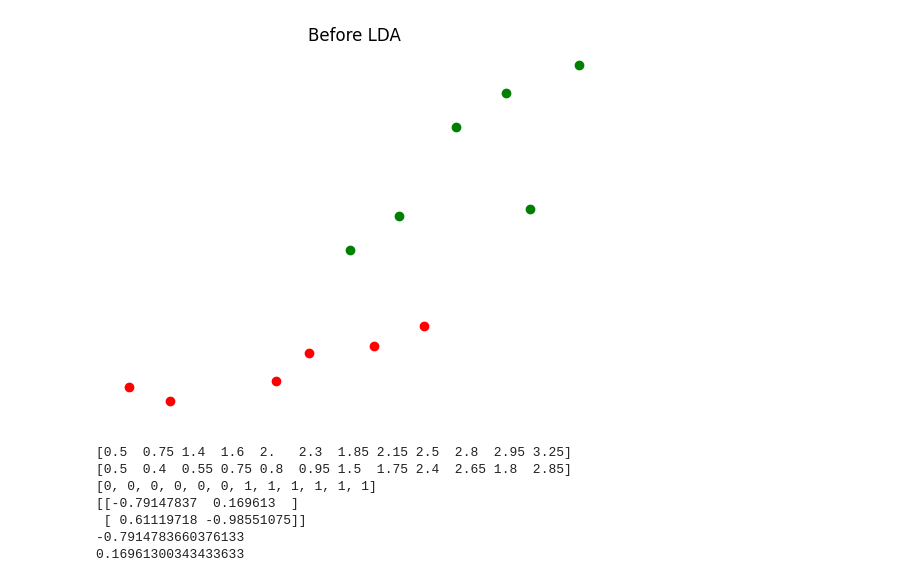
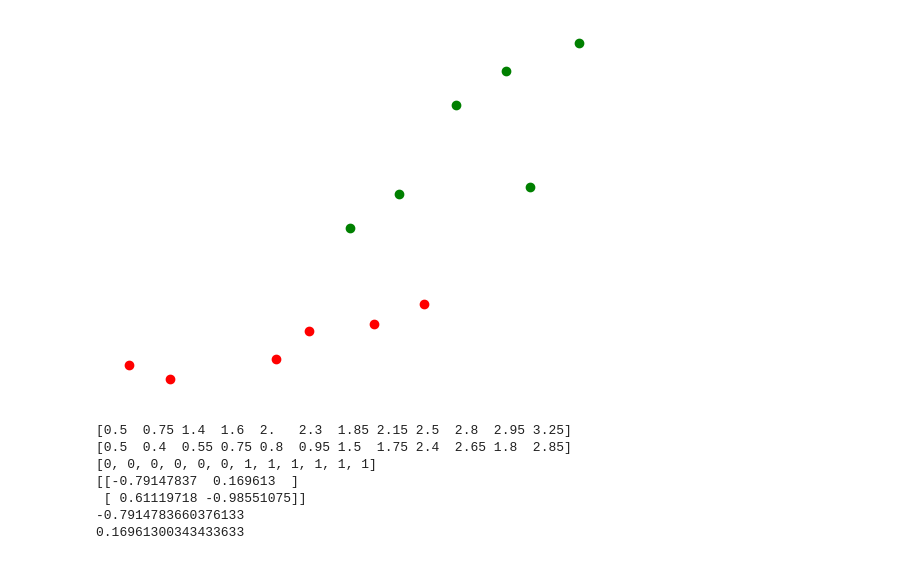
Before and after one commit to peterkrull/p7-ml-refrigeration-fault-detection, a Jupyter notebook: Python/LDA_Plots/LDA_Plots.ipynb, the cells around one changed output. Saved outputs shown, nothing was run; the diff lists cells and outputs as text; code cells hidden in the pictures.

```diff
--- a/Python/LDA_Plots/LDA_Plots.ipynb
+++ b/Python/LDA_Plots/LDA_Plots.ipynb
@@ -1,18 +1,18 @@
 # %%
 import matplotlib.pyplot as plt
 import pandas as pd
 import numpy as np
 x1=[0.5, 0.75, 1.4, 1.6, 2, 2.3]
 y1=[0.5, 0.4, 0.55, 0.75, 0.8, 0.95]
 x2=[1.85, 2.15, 2.5, 2.8, 2.95, 3.25]
 y2=[1.5, 1.75, 2.4, 2.65, 1.8, 2.85]
 plt.plot(x1, y1, 'ro', label='line 1')
 plt.plot(x2, y2, 'go', label='line 2')
-plt.title('Before LDA')
+#plt.title('Before LDA')
 plt.axis('off')
 plt.savefig("LDA_Plots_3.1.1.pdf", format="pdf", bbox_inches="tight")
 # %% [output]
-[figure, old version]
+[figure, new version]
 # %%
 '''
 # Create the vectors X and Y
```
Also changed, not shown: parts of 2 cells of this notebook.
